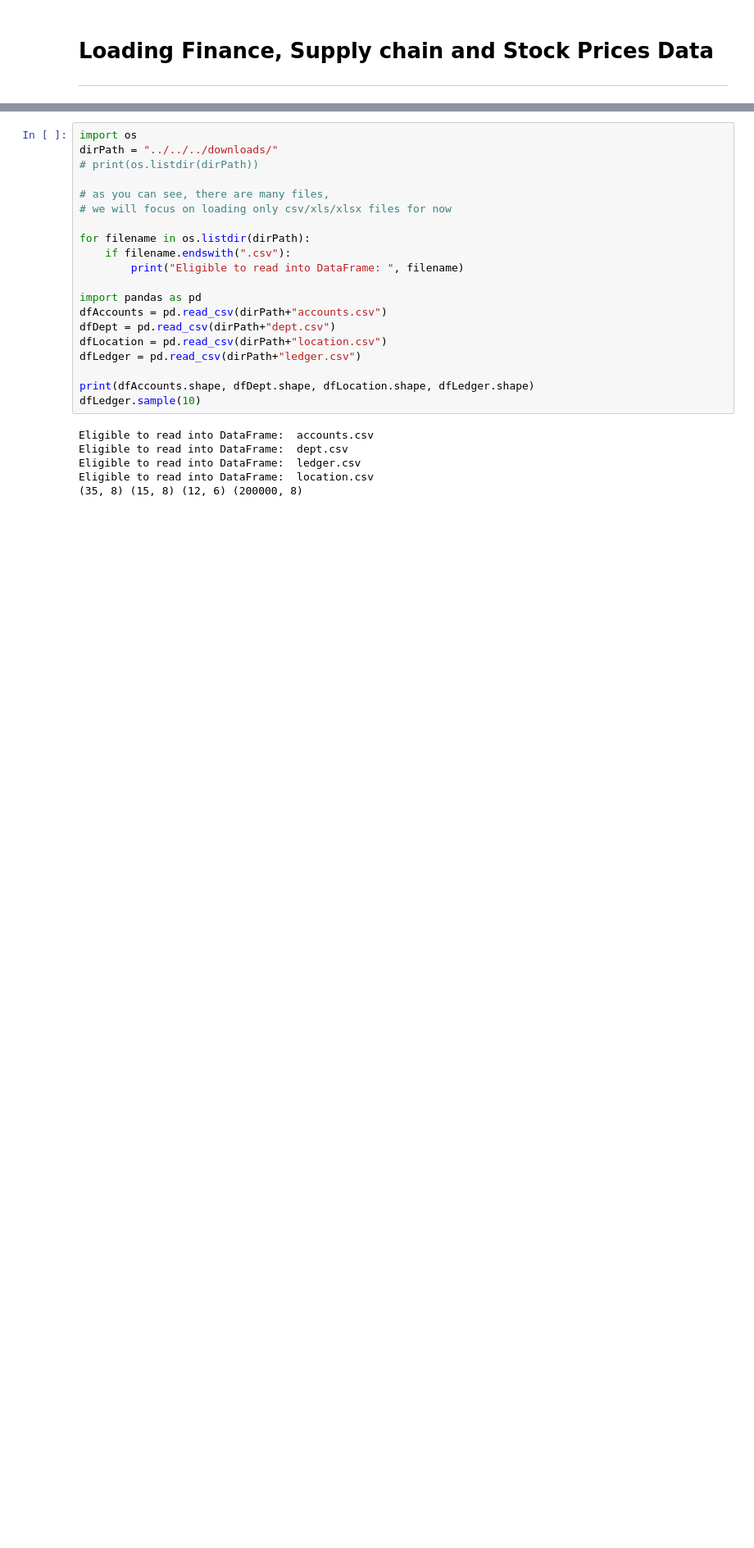
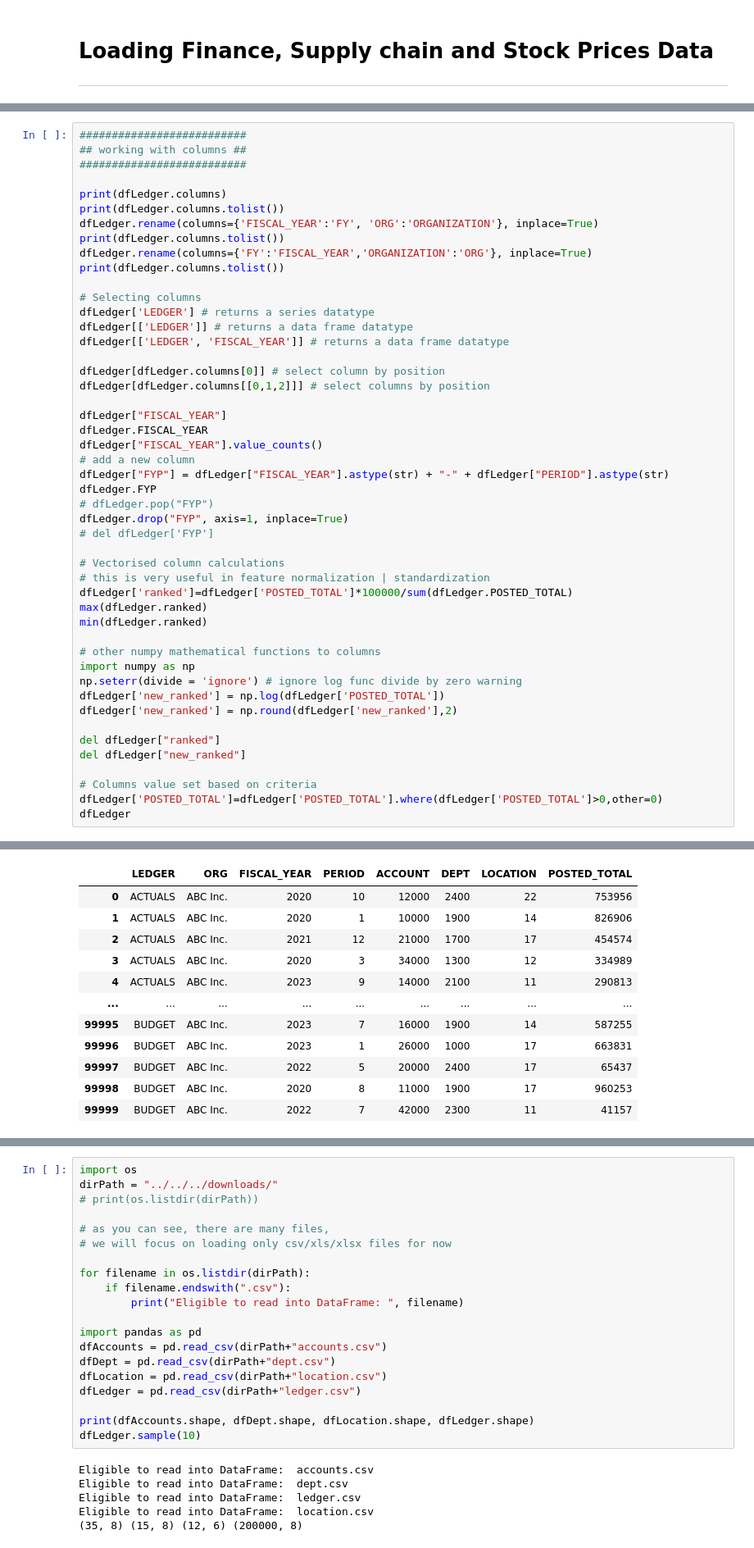
Before and after one commit to AmitXShukla/RPA, a Jupyter notebook: notebooks/Python - EDA for Pro Data Analyst.ipynb, the cells around one changed output, grey strips where cells are left out. Shown at 82% size. Saved outputs shown, nothing was run; the diff lists cells and outputs as text; blank space fills up the shorter version.

```diff
--- a/notebooks/Python - EDA for Pro Data Analyst.ipynb
+++ b/notebooks/Python - EDA for Pro Data Analyst.ipynb
@@ -309,0 +639,49 @@ print(os.listdir(dirPath))
+# %%
+##########################
+## working with columns ##
+##########################
+
+print(dfLedger.columns)
+print(dfLedger.columns.tolist())
+dfLedger.rename(columns={'FISCAL_YEAR':'FY', 'ORG':'ORGANIZATION'}, inplace=True)
+print(dfLedger.columns.tolist())
+dfLedger.rename(columns={'FY':'FISCAL_YEAR','ORGANIZATION':'ORG'}, inplace=True)
+print(dfLedger.columns.tolist())
+
+# Selecting columns
+dfLedger['LEDGER'] # returns a series datatype
+dfLedger[['LEDGER']] # returns a data frame datatype
+dfLedger[['LEDGER', 'FISCAL_YEAR']] # returns a data frame datatype
+
+dfLedger[dfLedger.columns[0]] # select column by position
+dfLedger[dfLedger.columns[[0,1,2]]] # select columns by position
+
+dfLedger["FISCAL_YEAR"]
+dfLedger.FISCAL_YEAR
+dfLedger["FISCAL_YEAR"].value_counts()
+# add a new column
+dfLedger["FYP"] = dfLedger["FISCAL_YEAR"].astype(str) + "-" + dfLedger["PERIOD"].astype(str)
+dfLedger.FYP
+# dfLedger.pop("FYP")
+dfLedger.drop("FYP", axis=1, inplace=True)
+# del dfLedger['FYP']
+
+# Vectorised column calculations
+# this is very useful in feature normalization | standardization
+dfLedger['ranked']=dfLedger['POSTED_TOTAL']*100000/sum(dfLedger.POSTED_TOTAL)
+max(dfLedger.ranked)
+min(dfLedger.ranked)
+
+# other numpy mathematical functions to columns
+import numpy as np
+np.seterr(divide = 'ignore') # ignore log func divide by zero warning
+dfLedger['new_ranked'] = np.log(dfLedger['POSTED_TOTAL'])
+dfLedger['new_ranked'] = np.round(dfLedger['new_ranked'],2)
+
+del dfLedger["ranked"]
+del dfLedger["new_ranked"]
+
+# Columns value set based on criteria
+dfLedger['POSTED_TOTAL']=dfLedger['POSTED_TOTAL'].where(dfLedger['POSTED_TOTAL']>0,other=0)
+dfLedger
+# %% [output]
@@ -309,0 +694,12 @@ print(os.listdir(dirPath))
+|  | LEDGER | ORG | FISCAL_YEAR | PERIOD | ACCOUNT | DEPT | LOCATION | POSTED_TOTAL |
+| 0 | ACTUALS | ABC Inc. | 2020 | 10 | 12000 | 2400 | 22 | 753956 |
+| 1 | ACTUALS | ABC Inc. | 2020 | 1 | 10000 | 1900 | 14 | 826906 |
+| 2 | ACTUALS | ABC Inc. | 2021 | 12 | 21000 | 1700 | 17 | 454574 |
+| 3 | ACTUALS | ABC Inc. | 2020 | 3 | 34000 | 1300 | 12 | 334989 |
+| 4 | ACTUALS | ABC Inc. | 2023 | 9 | 14000 | 2100 | 11 | 290813 |
+| ... | ... | ... | ... | ... | ... | ... | ... | ... |
+| 99995 | BUDGET | ABC Inc. | 2023 | 7 | 16000 | 1900 | 14 | 587255 |
+| 99996 | BUDGET | ABC Inc. | 2023 | 1 | 26000 | 1000 | 17 | 663831 |
+| 99997 | BUDGET | ABC Inc. | 2022 | 5 | 20000 | 2400 | 17 | 65437 |
+| 99998 | BUDGET | ABC Inc. | 2020 | 8 | 11000 | 1900 | 17 | 960253 |
+| 99999 | BUDGET | ABC Inc. | 2022 | 7 | 42000 | 2300 | 11 | 41157 |
```
Also changed, not shown: parts of 47 cells of this notebook, 11 other files.
